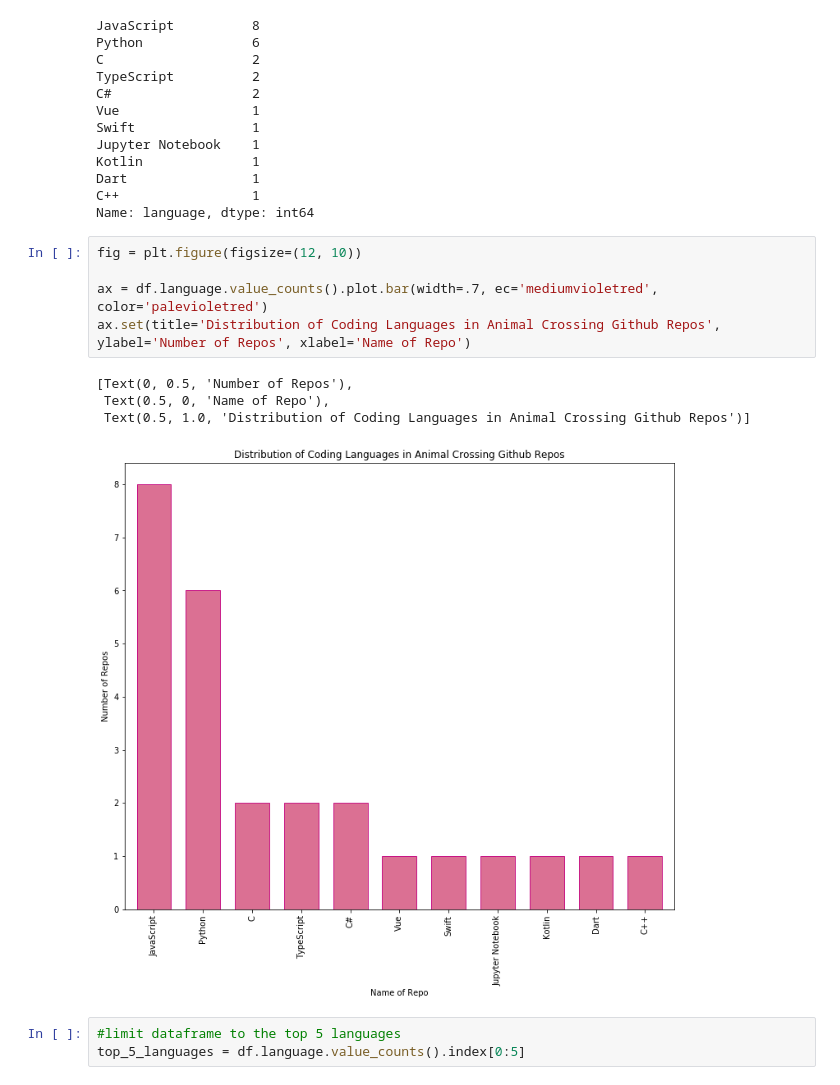
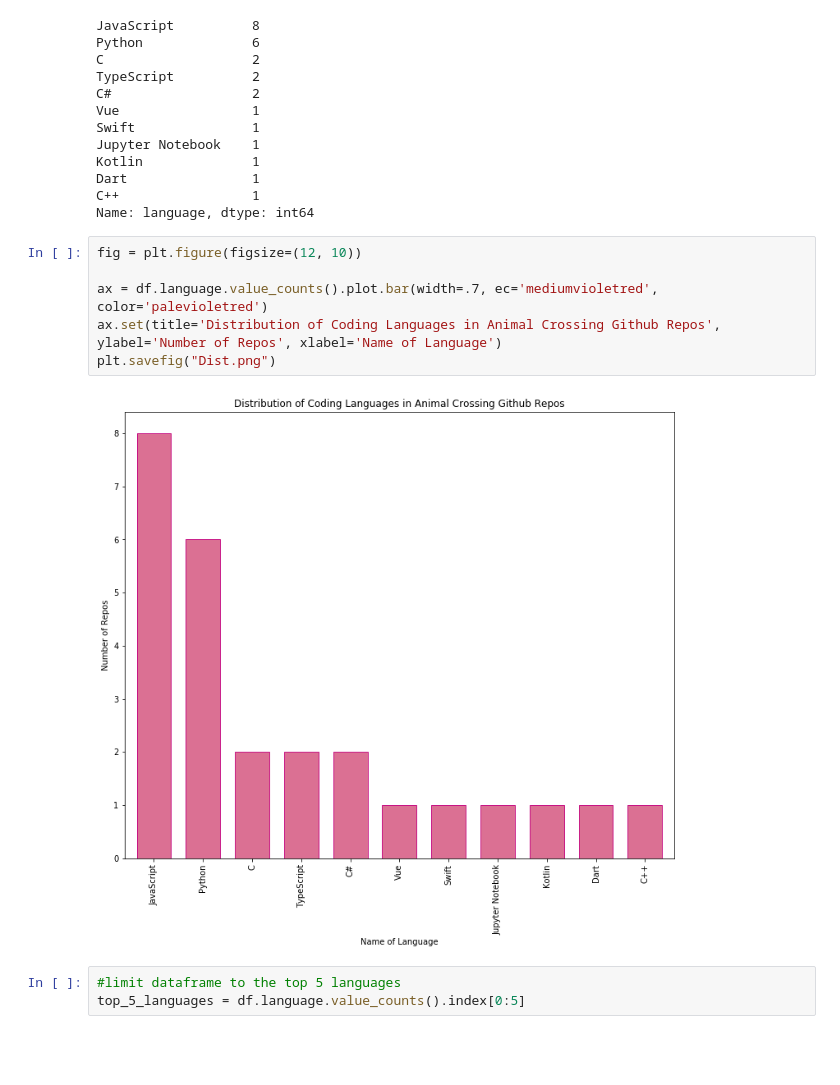
Before and after one commit to GabbyBarajasBroussard/natural-language-processing-project, a Jupyter notebook: walkthrough.ipynb, the cells around one changed output. Cells and saved outputs as stored; diff of their text form; blank space fills up the shorter version.

```diff
--- a/walkthrough.ipynb
+++ b/walkthrough.ipynb
@@ -145,13 +145,11 @@ Name: language, dtype: int64
 # %%
 fig = plt.figure(figsize=(12, 10))
 
 ax = df.language.value_counts().plot.bar(width=.7, ec='mediumvioletred', color='palevioletred')
-ax.set(title='Distribution of Coding Languages in Animal Crossing Github Repos', ylabel='Number of Repos', xlabel='Name of Repo')
+ax.set(title='Distribution of Coding Languages in Animal Crossing Github Repos', ylabel='Number of Repos', xlabel='Name of Language')
+plt.savefig("Dist.png")
 # %% [output]
-[Text(0, 0.5, 'Number of Repos'),
- Text(0.5, 0, 'Name of Repo'),
- Text(0.5, 1.0, 'Distribution of Coding Languages in Animal Crossing Github Repos')]
-[figure, old version]
+[figure, new version]
 # %%
 #limit dataframe to the top 5 languages
 top_5_languages = df.language.value_counts().index[0:5]
```
Also changed, not shown: parts of 7 cells of this notebook.
